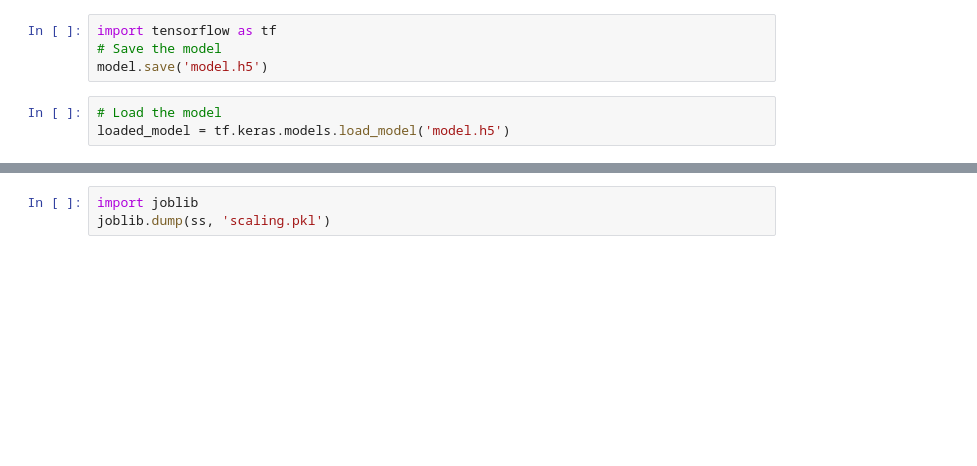
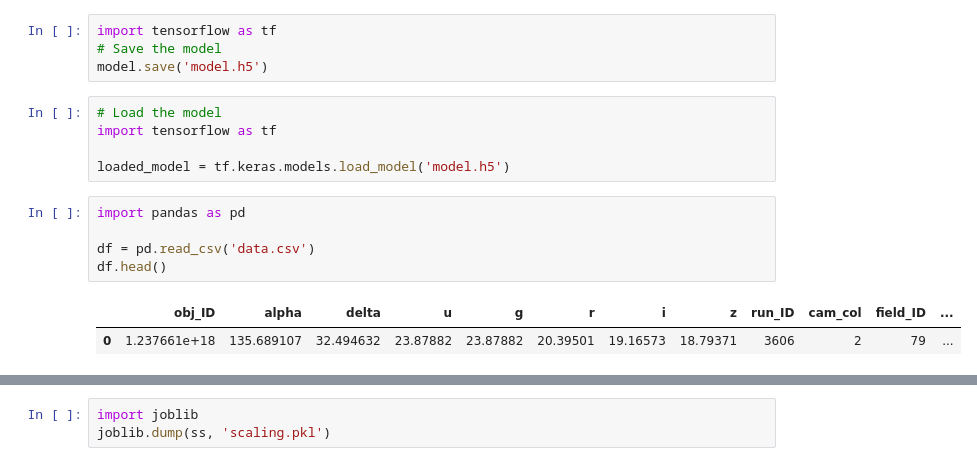
Before and after one commit to hendrialvt/ProyekAI, a Jupyter notebook: Proyek.ipynb, the cells around one changed output, grey strips where cells are left out. Cells and saved outputs as stored; diff of their text form; blank space fills up the shorter version.

```diff
--- a/Proyek.ipynb
+++ b/Proyek.ipynb
@@ -292,5 +295,15 @@ import tensorflow as tf
 model.save('model.h5')
 # %%
 # Load the model
+import tensorflow as tf
+
 loaded_model = tf.keras.models.load_model('model.h5')
+# %%
+import pandas as pd
+
+df = pd.read_csv('data.csv')
+df.head()
+# %% [output]
+|  | obj_ID | alpha | delta | u | g | r | i | z | run_ID | cam_col | field_ID | ... |
+| 0 | 1.237661e+18 | 135.689107 | 32.494632 | 23.87882 | 23.87882 | 20.39501 | 19.16573 | 18.79371 | 3606 | 2 | 79 | ... |
 # %%
```
Also changed, not shown: parts of 5 cells of this notebook, 6 other files.
